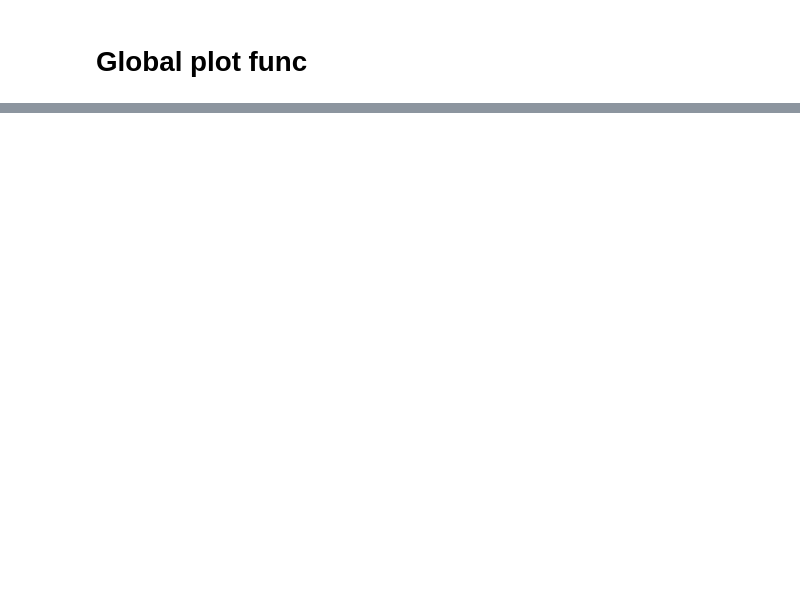
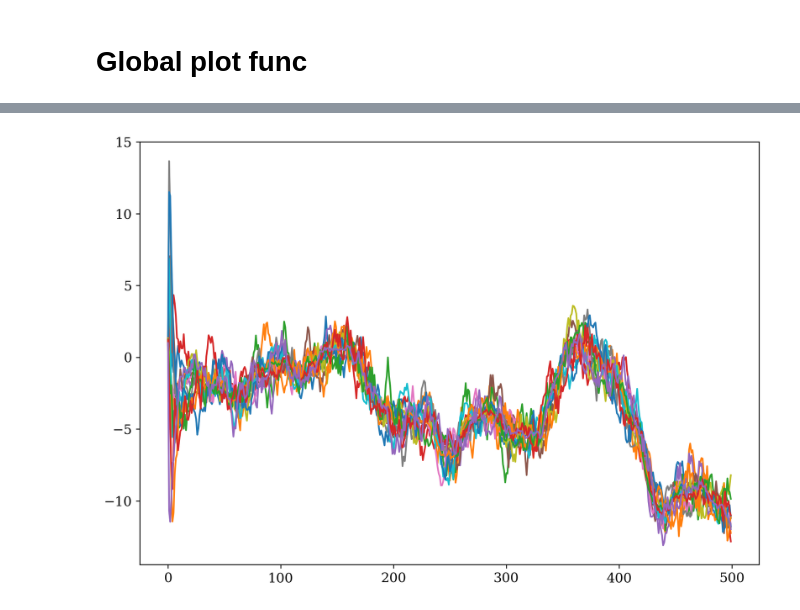
Before and after one commit to hnykda/diplomka-nbs, a Jupyter notebook: nbs/tex-charting-multiple.ipynb, the cells around one changed output, grey strips where cells are left out. Saved outputs shown, nothing was run; the diff lists cells and outputs as text; code cells hidden in the pictures; blank space fills up the shorter version.

```diff
--- a/nbs/tex-charting-multiple.ipynb
+++ b/nbs/tex-charting-multiple.ipynb
@@ -29,0 +135,6 @@ def savef(name):
+# %%
+for nd in list(diff_G.nodes):
+    xs = np.array(nd.logger['x'])[:, 3]
+    plt.plot(xs)
+# %% [output]
+[figure, added]
```
Also changed, not shown: parts of 21 cells of this notebook, 3 other files.
